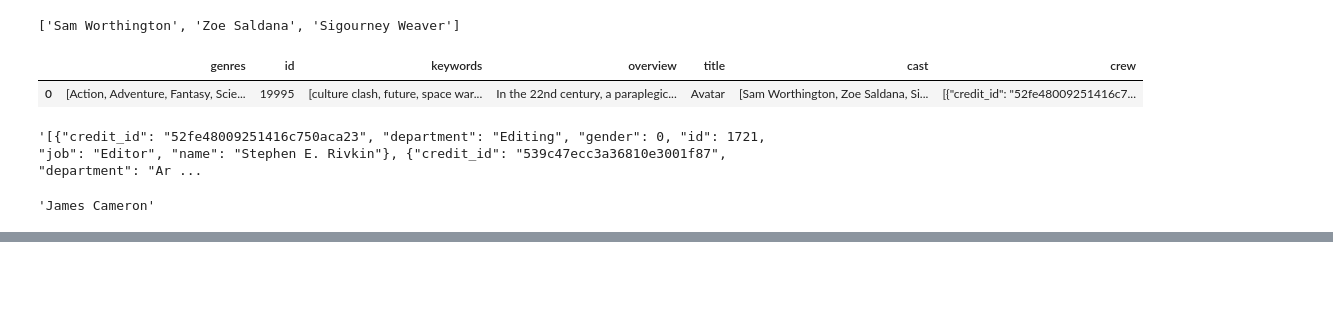
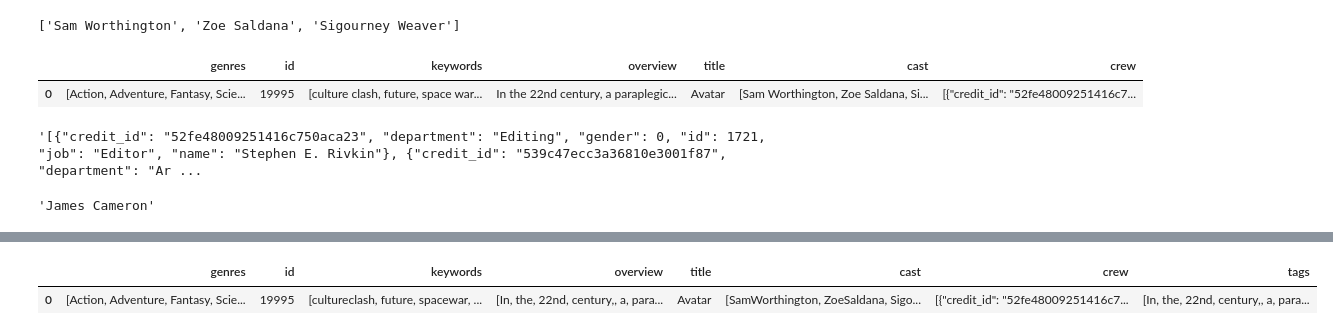
Before and after one commit to nishchaysingla/Movie_recommendation_system, a Jupyter notebook: 1.ipynb, the cells around one changed output, grey strips where cells are left out. Cells and saved outputs as stored; diff of their text form; code cells hidden in the pictures; blank space fills up the shorter version.

```diff
--- a/1.ipynb
+++ b/1.ipynb
@@ -264,0 +277,8 @@ df.head(1)
+# %%
+## Now we need to remove the spaces between a single keyword
+#! 'Sam Worthington' --> 'SamWorthington'
+df['genres'] = df['genres'].apply(lambda x : [i.replace(' ','') for i in x])
+# %%
+df['keywords'] = df['keywords'].apply(lambda x : [i.replace(' ','') for i in x])
+df['cast'] = df['cast'].apply(lambda x : [i.replace(' ','') for i in x])
+df['crew'] = df['crew'].apply(lambda x : [i.replace(' ','') for i in x])
@@ -264,0 +309,2 @@ df.head(1)
+# %%
+df['tags'] = df['overview'] + df['genres'] + df['keywords'] + df['cast'] + df['crew']
@@ -264,0 +339,7 @@ df.head(1)
+# %%
+df['crew'] = movie_credits['crew']
+# %%
+df.head(1)
+# %% [output]
+|  | genres | id | keywords | overview | title | cast | crew | tags |
+| 0 | [Action, Adventure, Fantasy, Scie... | 19995 | [cultureclash, future, spacewar, ... | [In, the, 22nd, century,, a, para... | Avatar | [SamWorthington, ZoeSaldana, Sigo... | [{"credit_id": "52fe48009251416c7... | [In, the, 22nd, century,, a, para... |
```
Also changed, not shown: parts of 29 cells of this notebook.
